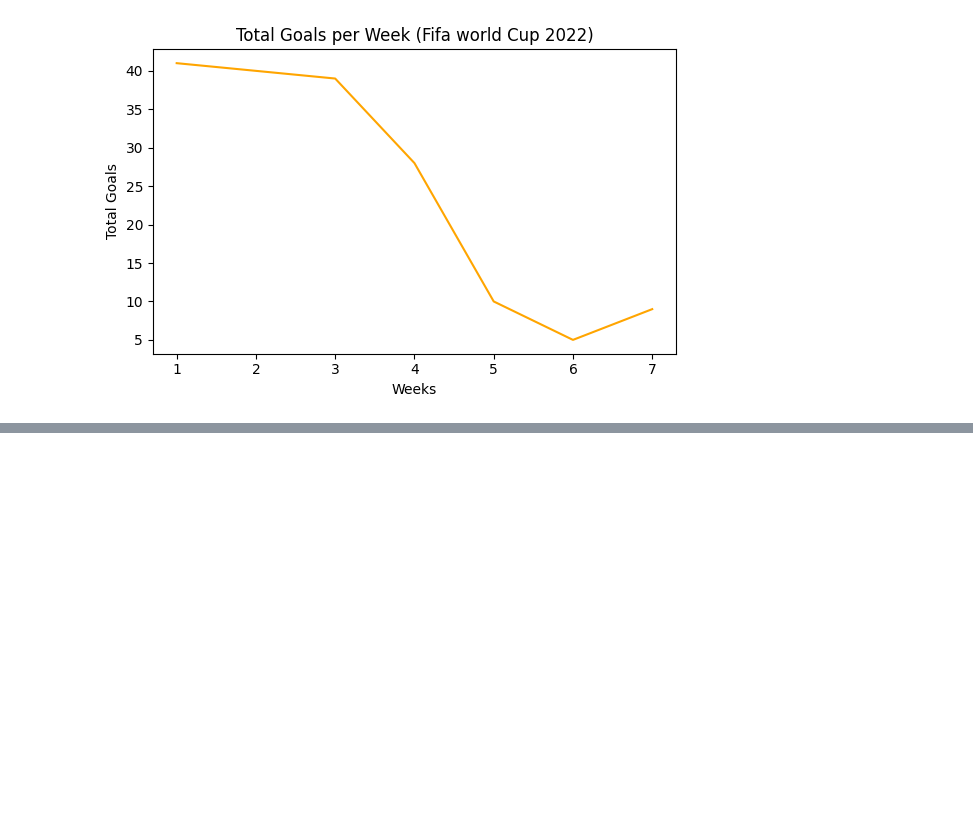
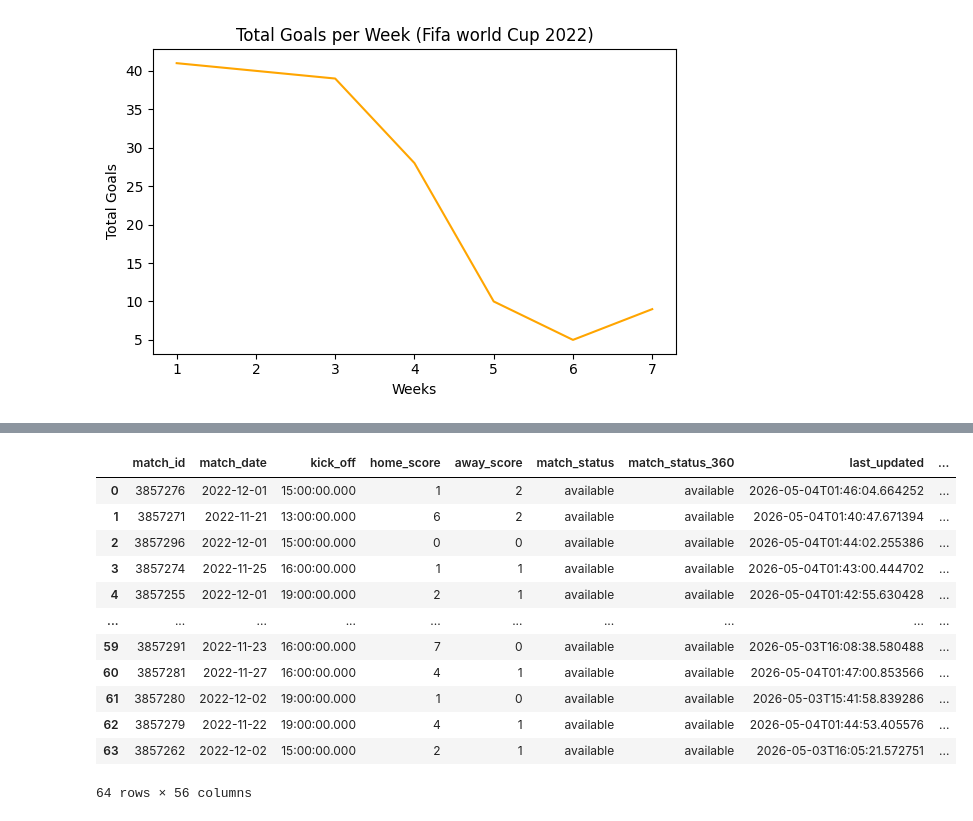
Before and after one commit to Akhilmehra22/analytics-portfolio, a Jupyter notebook: fifa/Fifa-exploration.ipynb, the cells around one changed output, grey strips where cells are left out. Cells and saved outputs as stored; diff of their text form; code cells hidden in the pictures; blank space fills up the shorter version.

```diff
--- a/fifa/Fifa-exploration.ipynb
+++ b/fifa/Fifa-exploration.ipynb
@@ -264,0 +434,16 @@ plt.show()
+# %%
+matches.fillna(0)
+# %% [output]
+|  | match_id | match_date | kick_off | home_score | away_score | match_status | match_status_360 | last_updated | ... |
+| 0 | 3857276 | 2022-12-01 | 15:00:00.000 | 1 | 2 | available | available | 2026-05-04T01:46:04.664252 | ... |
+| 1 | 3857271 | 2022-11-21 | 13:00:00.000 | 6 | 2 | available | available | 2026-05-04T01:40:47.671394 | ... |
+| 2 | 3857296 | 2022-12-01 | 15:00:00.000 | 0 | 0 | available | available | 2026-05-04T01:44:02.255386 | ... |
+| 3 | 3857274 | 2022-11-25 | 16:00:00.000 | 1 | 1 | available | available | 2026-05-04T01:43:00.444702 | ... |
+| 4 | 3857255 | 2022-12-01 | 19:00:00.000 | 2 | 1 | available | available | 2026-05-04T01:42:55.630428 | ... |
+| ... | ... | ... | ... | ... | ... | ... | ... | ... | ... |
+| 59 | 3857291 | 2022-11-23 | 16:00:00.000 | 7 | 0 | available | available | 2026-05-03T16:08:38.580488 | ... |
+| 60 | 3857281 | 2022-11-27 | 16:00:00.000 | 4 | 1 | available | available | 2026-05-04T01:47:00.853566 | ... |
+| 61 | 3857280 | 2022-12-02 | 19:00:00.000 | 1 | 0 | available | available | 2026-05-03T15:41:58.839286 | ... |
+| 62 | 3857279 | 2022-11-22 | 19:00:00.000 | 4 | 1 | available | available | 2026-05-04T01:44:53.405576 | ... |
+| 63 | 3857262 | 2022-12-02 | 15:00:00.000 | 2 | 1 | available | available | 2026-05-03T16:05:21.572751 | ... |
+64 rows × 56 columns
```
Also changed, not shown: parts of 10 cells of this notebook.
